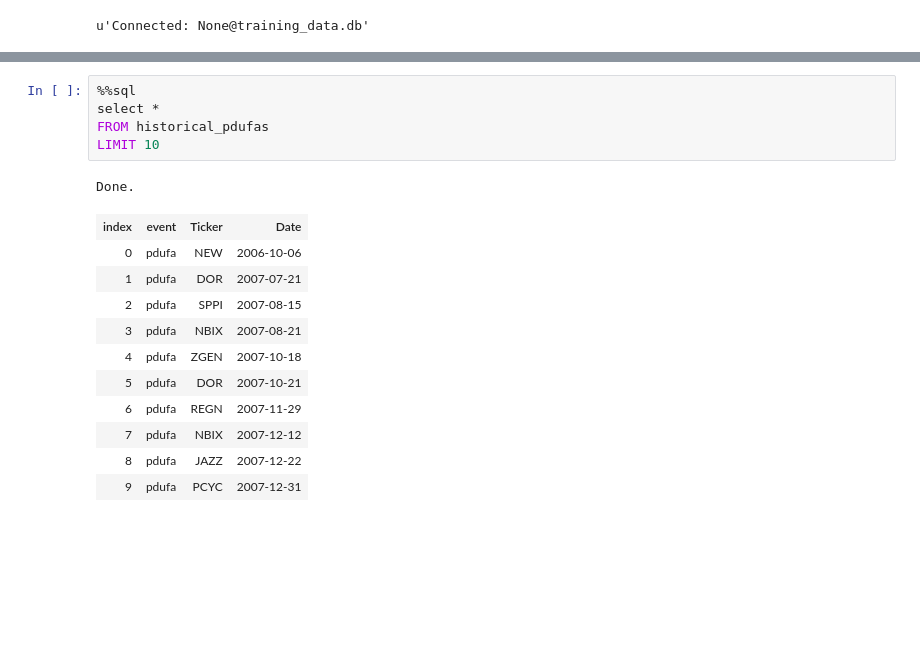
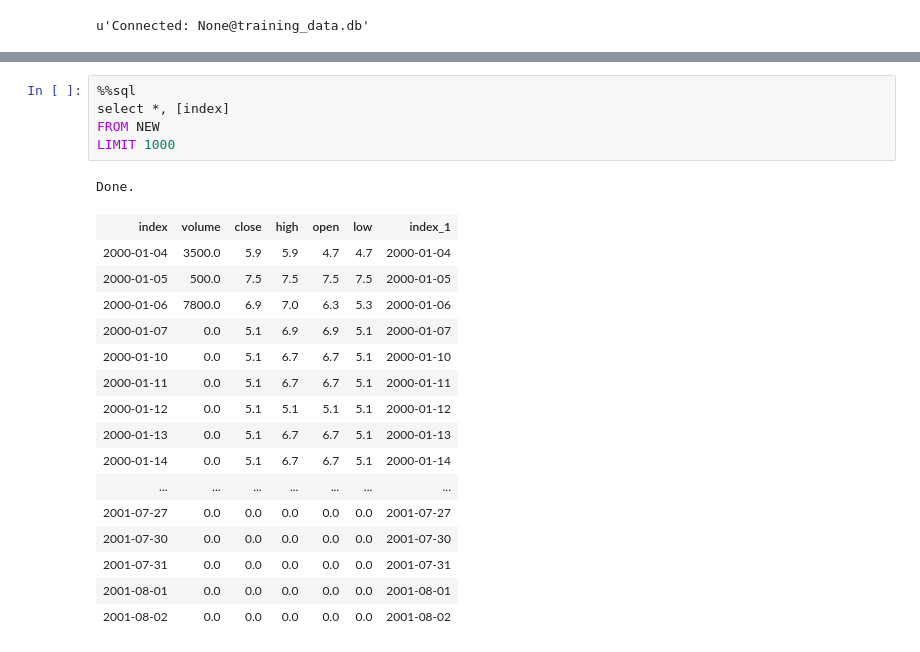
Before and after one commit to BenDavidAaron/FDA-Decision-Stock-Predictor, a Jupyter notebook: featureExtraction.ipynb, the cells around one changed output, grey strips where cells are left out. Drawn from its saved outputs; the diff is of its cells as text; blank space fills up the shorter version.

```diff
--- a/featureExtraction.ipynb
+++ b/featureExtraction.ipynb
@@ -30,18 +30,23 @@ Done.
 # %%
 %%sql
-select *
-FROM historical_pdufas
-LIMIT 10
+select *, [index]
+FROM NEW
+LIMIT 1000
 # %% [output]
 Done.
-| index | event | Ticker | Date |
-| 0 | pdufa | NEW | 2006-10-06 |
-| 1 | pdufa | DOR | 2007-07-21 |
-| 2 | pdufa | SPPI | 2007-08-15 |
-| 3 | pdufa | NBIX | 2007-08-21 |
-| 4 | pdufa | ZGEN | 2007-10-18 |
-| 5 | pdufa | DOR | 2007-10-21 |
-| 6 | pdufa | REGN | 2007-11-29 |
-| 7 | pdufa | NBIX | 2007-12-12 |
-| 8 | pdufa | JAZZ | 2007-12-22 |
-| 9 | pdufa | PCYC | 2007-12-31 |
+| index | volume | close | high | open | low | index_1 |
+| 2000-01-04 | 3500.0 | 5.9 | 5.9 | 4.7 | 4.7 | 2000-01-04 |
+| 2000-01-05 | 500.0 | 7.5 | 7.5 | 7.5 | 7.5 | 2000-01-05 |
+| 2000-01-06 | 7800.0 | 6.9 | 7.0 | 6.3 | 5.3 | 2000-01-06 |
+| 2000-01-07 | 0.0 | 5.1 | 6.9 | 6.9 | 5.1 | 2000-01-07 |
+| 2000-01-10 | 0.0 | 5.1 | 6.7 | 6.7 | 5.1 | 2000-01-10 |
+| 2000-01-11 | 0.0 | 5.1 | 6.7 | 6.7 | 5.1 | 2000-01-11 |
+| 2000-01-12 | 0.0 | 5.1 | 5.1 | 5.1 | 5.1 | 2000-01-12 |
+| 2000-01-13 | 0.0 | 5.1 | 6.7 | 6.7 | 5.1 | 2000-01-13 |
+| 2000-01-14 | 0.0 | 5.1 | 6.7 | 6.7 | 5.1 | 2000-01-14 |
+| ... | ... | ... | ... | ... | ... | ... |
+| 2001-07-27 | 0.0 | 0.0 | 0.0 | 0.0 | 0.0 | 2001-07-27 |
+| 2001-07-30 | 0.0 | 0.0 | 0.0 | 0.0 | 0.0 | 2001-07-30 |
+| 2001-07-31 | 0.0 | 0.0 | 0.0 | 0.0 | 0.0 | 2001-07-31 |
+| 2001-08-01 | 0.0 | 0.0 | 0.0 | 0.0 | 0.0 | 2001-08-01 |
+| 2001-08-02 | 0.0 | 0.0 | 0.0 | 0.0 | 0.0 | 2001-08-02 |
```
Also changed, not shown: parts of 7 cells of this notebook, 2 other files.
